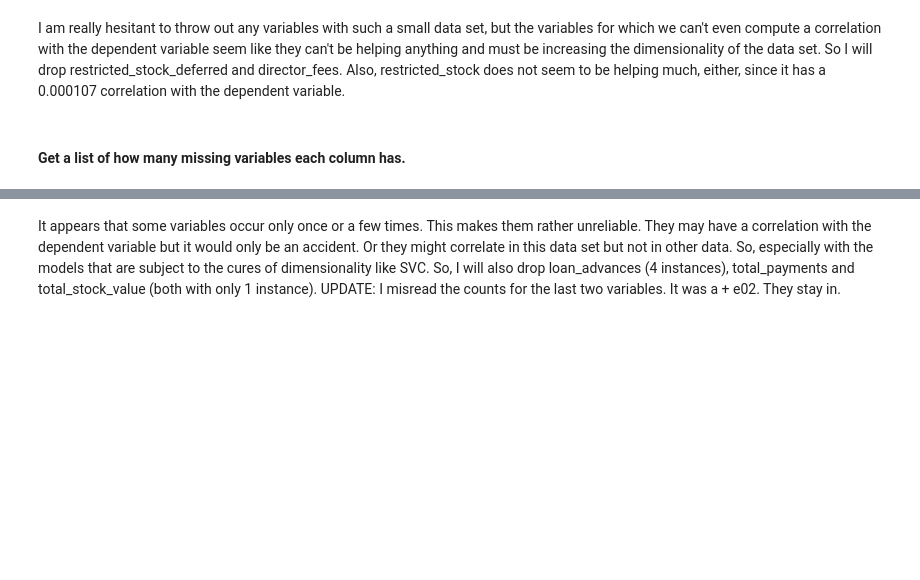
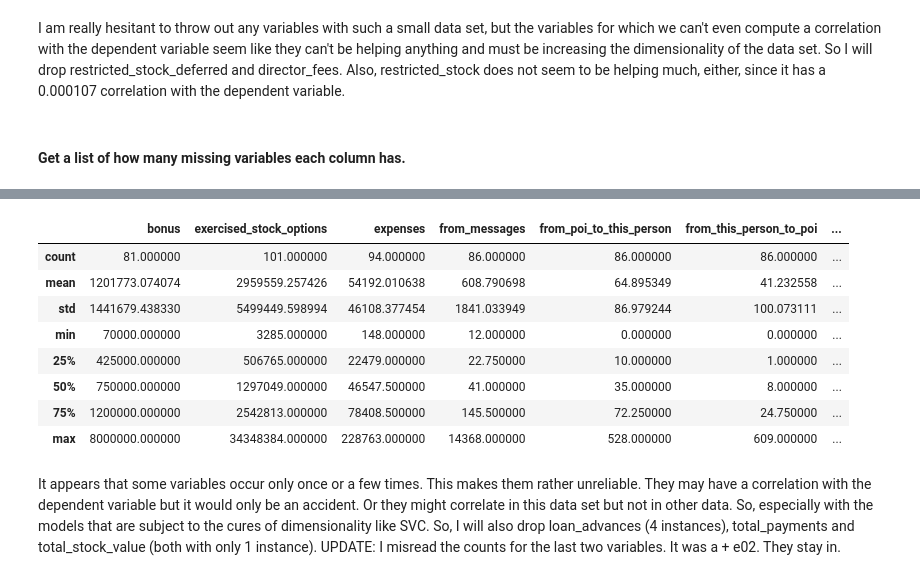
Before and after one commit to michaelreinhard/ud120-projects, a Jupyter notebook: final_project/final_project_restart_vivek.ipynb, the cells around one changed output, grey strips where cells are left out. Drawn from its saved outputs; the diff is of its cells as text; code cells hidden in the pictures; blank space fills up the shorter version.

```diff
--- a/final_project/final_project_restart_vivek.ipynb
+++ b/final_project/final_project_restart_vivek.ipynb
@@ -548,5 +297,15 @@ dfE.count(axis=0)
 # %%
-dfE.describe()
+df.describe()
+# %% [output]
+|  | bonus | exercised_stock_options | expenses | from_messages | from_poi_to_this_person | from_this_person_to_poi | ... |
+| count | 81.000000 | 101.000000 | 94.000000 | 86.000000 | 86.000000 | 86.000000 | ... |
+| mean | 1201773.074074 | 2959559.257426 | 54192.010638 | 608.790698 | 64.895349 | 41.232558 | ... |
+| std | 1441679.438330 | 5499449.598994 | 46108.377454 | 1841.033949 | 86.979244 | 100.073111 | ... |
+| min | 70000.000000 | 3285.000000 | 148.000000 | 12.000000 | 0.000000 | 0.000000 | ... |
+| 25% | 425000.000000 | 506765.000000 | 22479.000000 | 22.750000 | 10.000000 | 1.000000 | ... |
+| 50% | 750000.000000 | 1297049.000000 | 46547.500000 | 41.000000 | 35.000000 | 8.000000 | ... |
+| 75% | 1200000.000000 | 2542813.000000 | 78408.500000 | 145.500000 | 72.250000 | 24.750000 | ... |
+| max | 8000000.000000 | 34348384.000000 | 228763.000000 | 14368.000000 | 528.000000 | 609.000000 | ... |
 # %% [markdown]
 It appears that some variables occur only once or a few times. This makes them rather unreliable. They may have a correlation with the dependent variable but it would only be an accident. Or they might correlate in this data set but not in other data. So, especially with the models that are subject to the cures of dimensionality like SVC. So, I will also drop loan_advances (4 instances), total_payments and total_stock_value (both with only 1 instance). UPDATE: I misread the counts for the last two variables. It was a + e02. They stay in.
 # %% [markdown]
```
Also changed, not shown: parts of 50 cells of this notebook.
